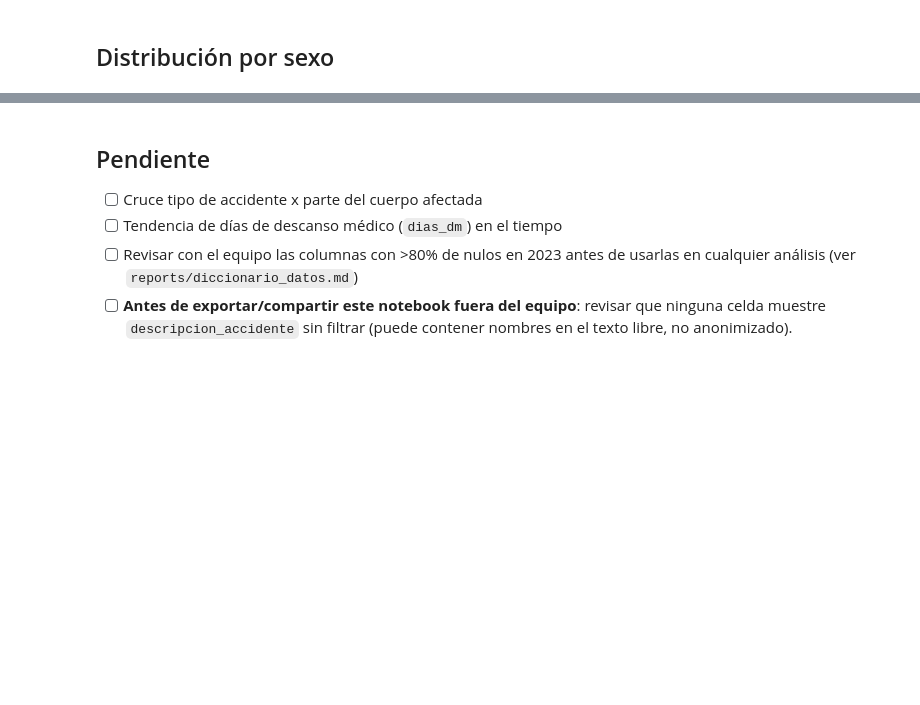
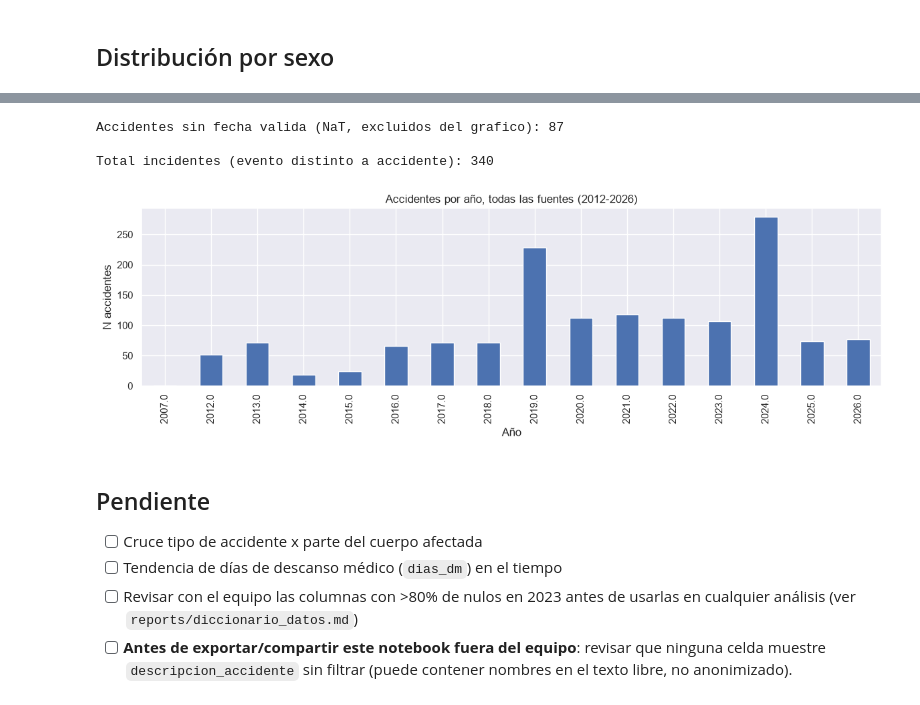
Before and after one commit to Jerimy2021/Applied-Machine-Learning, a Jupyter notebook: notebooks/01_eda_accidentes.ipynb, the cells around one changed output, grey strips where cells are left out. Saved outputs shown, nothing was run; the diff lists cells and outputs as text; code cells hidden in the pictures; blank space fills up the shorter version.

```diff
--- a/notebooks/01_eda_accidentes.ipynb
+++ b/notebooks/01_eda_accidentes.ipynb
@@ -65,3 +121,38 @@ fig.savefig(FIGURES_DIR / "accidentes_por_sexo.png", dpi=100)
+# %%
+df_historico = pd.read_csv(PROCESSED_DIR / "accidentes_historico_2012_2022.csv",
+                            parse_dates=["fecha_evento"])
+df_2025_2026 = pd.read_csv(PROCESSED_DIR / "accidentes_2025_2026.csv",
+                            parse_dates=["fecha_evento"])
+df_incidentes = pd.read_csv(PROCESSED_DIR / "incidentes_2025_2026.csv",
+                             parse_dates=["fecha_evento"])
+
+# Solo la columna comun fecha_evento + fuente_archivo, para ver el total de
+# accidentes por año a lo largo de las 4 fuentes (sin mezclar incidentes).
+fechas_accidentes = pd.concat([
+    df[["fecha_evento", "fuente_archivo"]],
+    df_historico[["fecha_evento", "fuente_archivo"]],
+    df_2025_2026[["fecha_evento", "fuente_archivo"]],
+], ignore_index=True)
+
+n_sin_fecha = fechas_accidentes["fecha_evento"].isna().sum()
+print(f"Accidentes sin fecha valida (NaT, excluidos del grafico): {n_sin_fecha}")
+
+fig, ax = plt.subplots(figsize=(12, 4))
+conteo_anio = fechas_accidentes["fecha_evento"].dt.year.value_counts().sort_index()
+conteo_anio.plot(kind="bar", ax=ax)
+ax.set_title("Accidentes por año, todas las fuentes (2012-2026)")
+ax.set_xlabel("Año")
+ax.set_ylabel("N accidentes")
+fig.tight_layout()
+fig.savefig(FIGURES_DIR / "accidentes_por_anio_todas_fuentes.png", dpi=100)
+
+print()
+print("Total incidentes (evento distinto a accidente):", len(df_incidentes))
+# %% [output]
+Accidentes sin fecha valida (NaT, excluidos del grafico): 87
+
+Total incidentes (evento distinto a accidente): 340
+[figure, added]
 # %% [markdown]
 ## Pendiente
 
```
Also changed, not shown: parts of 8 cells of this notebook, 5 other files.
